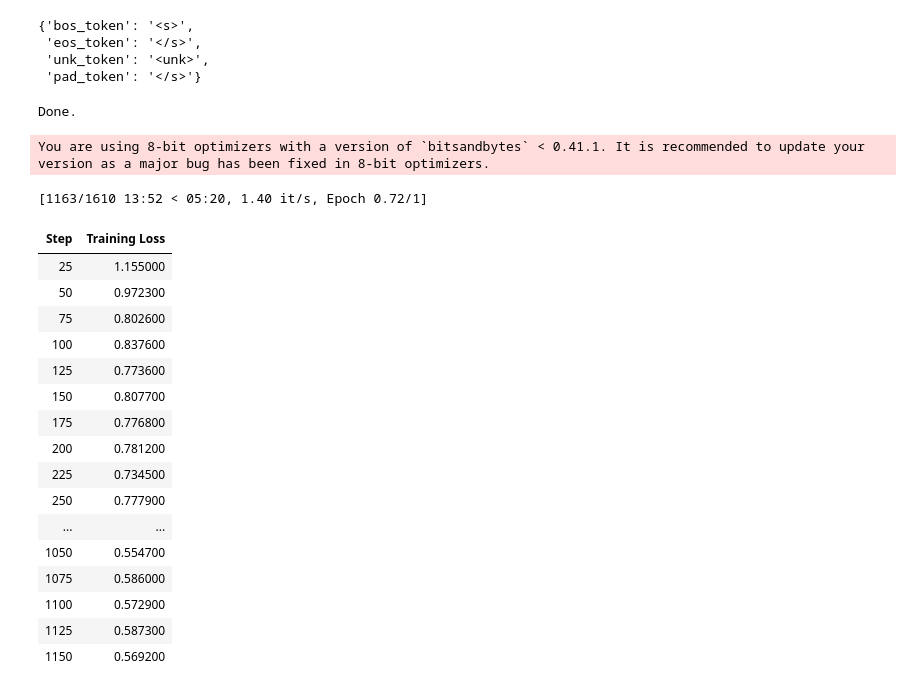
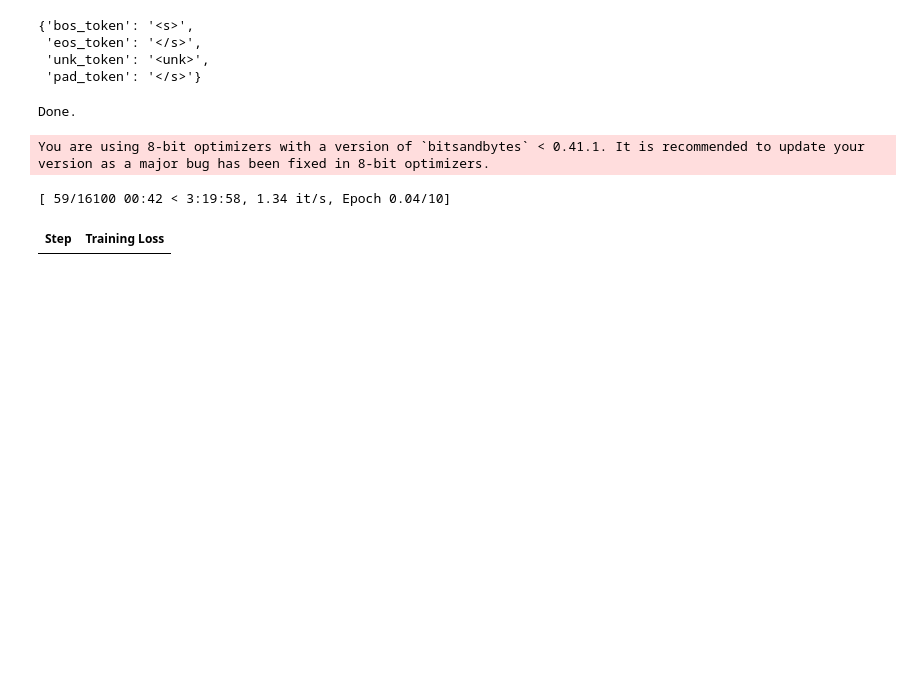
Before and after one commit to Tiabet/BaekJoon, a Jupyter notebook: Baseline_kollama.ipynb, the cells around one changed output. Drawn from its saved outputs; the diff is of its cells as text; code cells hidden in the pictures; blank space fills up the shorter version.

```diff
--- a/Baseline_kollama.ipynb
+++ b/Baseline_kollama.ipynb
@@ -155,60 +155,43 @@ peft_parameters = LoraConfig(
 # Training Params
 train_params = TrainingArguments(
     output_dir="./results_modified",
-    num_train_epochs=1,
+    num_train_epochs=10,
     per_device_train_batch_size=4,
     gradient_accumulation_steps=1,
     optim="paged_adamw_32bit",
-    save_steps=1000,
-    logging_steps=25,
+    save_steps=1600,
+    logging_steps=300,
     learning_rate=2e-4,
     weight_decay=0.001,
     fp16=False,
     bf16=False,
     max_grad_norm=0.3,
     max_steps=-1,
     warmup_ratio=0.03,
     group_by_length=True,
     lr_scheduler_type="constant",
     report_to="tensorboard"
 )
 
 # Trainer
 fine_tuning = SFTTrainer(
     model=base_model,
     train_dataset=dataset,
     peft_config=peft_parameters,
     dataset_text_field="text",
     tokenizer=tokenizer,
     args=train_params
 )
 
 # Training
 fine_tuning.train()
 
 # Save Model
 fine_tuning.model.push_to_hub("Tiabet-llama2-finetuned-epoch10")
-model.push_to_hub("Tiabet-llama2-finetuned-epoch10")
 # %% [output]
 You are using 8-bit optimizers with a version of `bitsandbytes` < 0.41.1. It is recommended to update your version as a major bug has been fixed in 8-bit optimizers.
-[1163/1610 13:52 < 05:20, 1.40 it/s, Epoch 0.72/1]
+[ 59/16100 00:42 < 3:19:58, 1.34 it/s, Epoch 0.04/10]
 | Step | Training Loss |
-| 25 | 1.155000 |
-| 50 | 0.972300 |
-| 75 | 0.802600 |
-| 100 | 0.837600 |
-| 125 | 0.773600 |
-| 150 | 0.807700 |
-| 175 | 0.776800 |
-| 200 | 0.781200 |
-| 225 | 0.734500 |
-| 250 | 0.777900 |
-| ... | ... |
-| 1050 | 0.554700 |
-| 1075 | 0.586000 |
-| 1100 | 0.572900 |
-| 1125 | 0.587300 |
-| 1150 | 0.569200 |
 # %%
 def clean_gpu():
     torch.cuda.empty_cache()
```
